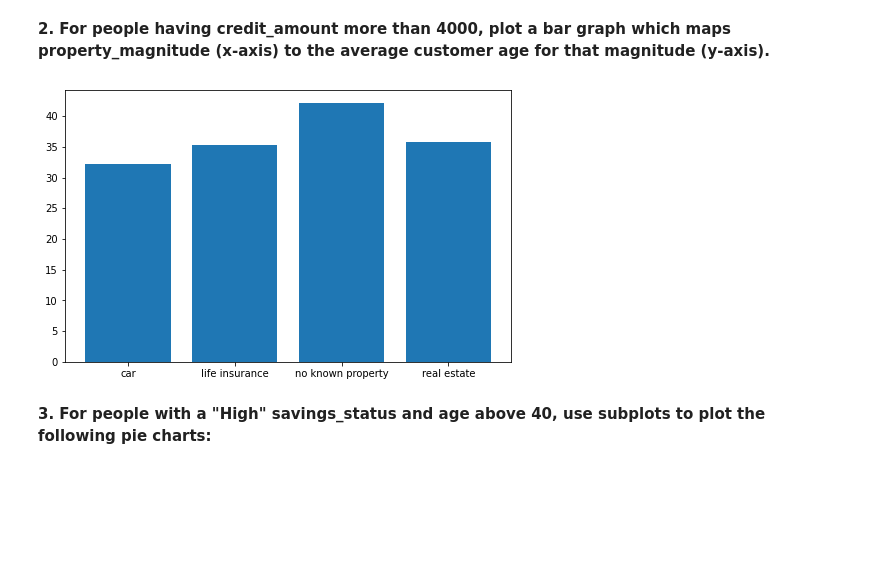
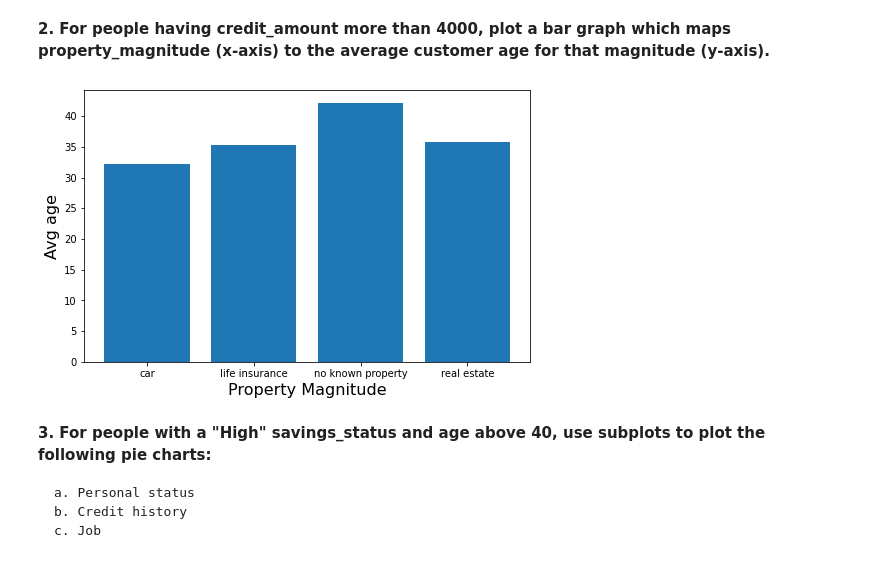
Before and after one commit to Sameerahmed786/CS210Spring2022, a Jupyter notebook: german_credit.ipynb, the cells around one changed output. Cells and saved outputs as stored; diff of their text form; code cells hidden in the pictures; blank space fills up the shorter version.

```diff
--- a/german_credit.ipynb
+++ b/german_credit.ipynb
@@ -210,11 +210,17 @@ kaxis = np.arange(len(k))
 # %%
 credit_4k_df = df[df['credit_amount'] > 4000]
 credit_4k_avg_age_df = credit_4k_df.groupby('property_magnitude')['age'].mean()
 
 plt.figure(figsize=(8,5))
 plt.bar( credit_4k_avg_age_df.index, credit_4k_avg_age_df.values)
+plt.xlabel('Property Magnitude', fontsize=16)
+plt.ylabel('Avg age',fontsize=16)
 plt.show()
 # %% [output]
-[figure, old version]
+[figure, new version]
 # %% [markdown]
 **3. For people with a "High" savings_status and age above 40, use subplots to plot the following pie charts:**
+
+    a. Personal status
+    b. Credit history
+    c. Job
```
Also changed, not shown: parts of 2 cells of this notebook, 1 other file.
